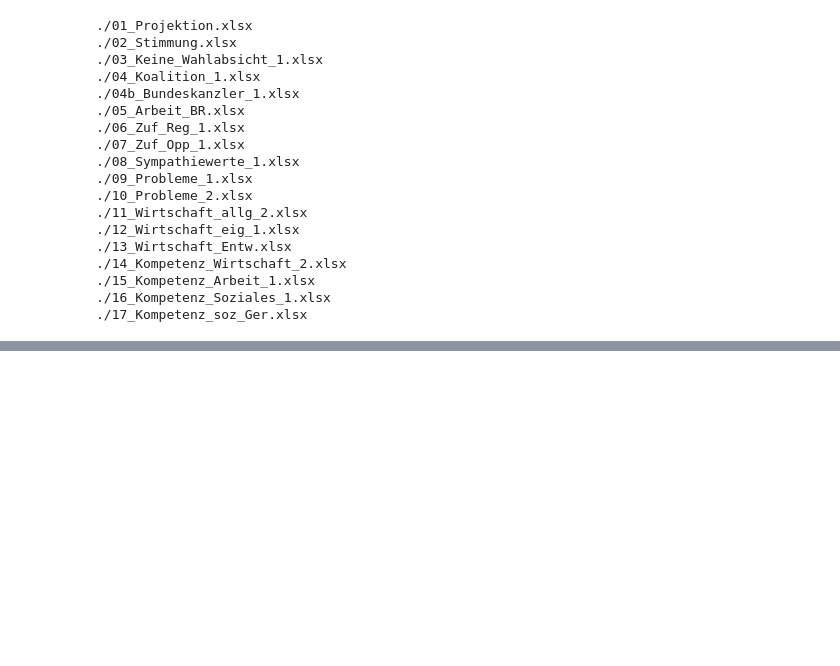
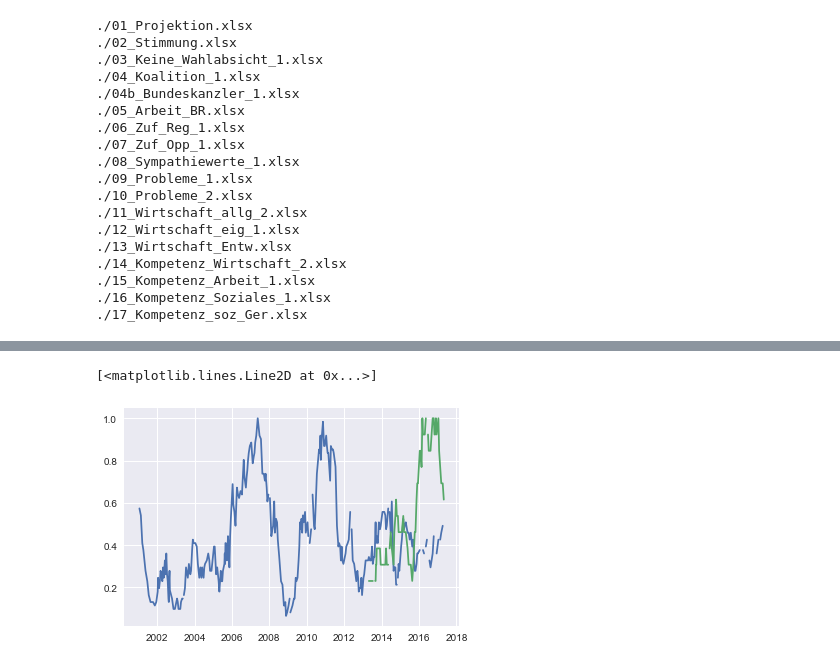
Before and after one commit to daveh19/foxy-predictor, a Jupyter notebook: models/Multi_dimentional_data_covar/multi_d_covar.ipynb, the cells around one changed output, grey strips where cells are left out. Cells and saved outputs as stored; diff of their text form; code cells hidden in the pictures; blank space fills up the shorter version.

```diff
--- a/models/Multi_dimentional_data_covar/multi_d_covar.ipynb
+++ b/models/Multi_dimentional_data_covar/multi_d_covar.ipynb
@@ -15,6 +15,7 @@ for root, dirs, files in os.walk("."):
             key = name[name.find('_')+1:name.rfind('.xlsx')]
 
             data[key] =pd.read_excel('./'+name,skiprows=7)
+            data[key]  = data[key].set_index('Datum')
 # %% [output]
 ./01_Projektion.xlsx
 ./02_Stimmung.xlsx
@@ -134,0 +97,6 @@ sns.heatmap(heat.T, annot=True, linewidths=.5, ax=ax)
+# %%
+plt.plot(new['aufwärts']/np.max(new['aufwärts']))
+plt.plot(new['AfD']/np.max(new['AfD']))
+# %% [output]
+[<matplotlib.lines.Line2D at 0x...>]
+[figure, added]
```
Also changed, not shown: parts of 13 cells of this notebook, 18 other files.
